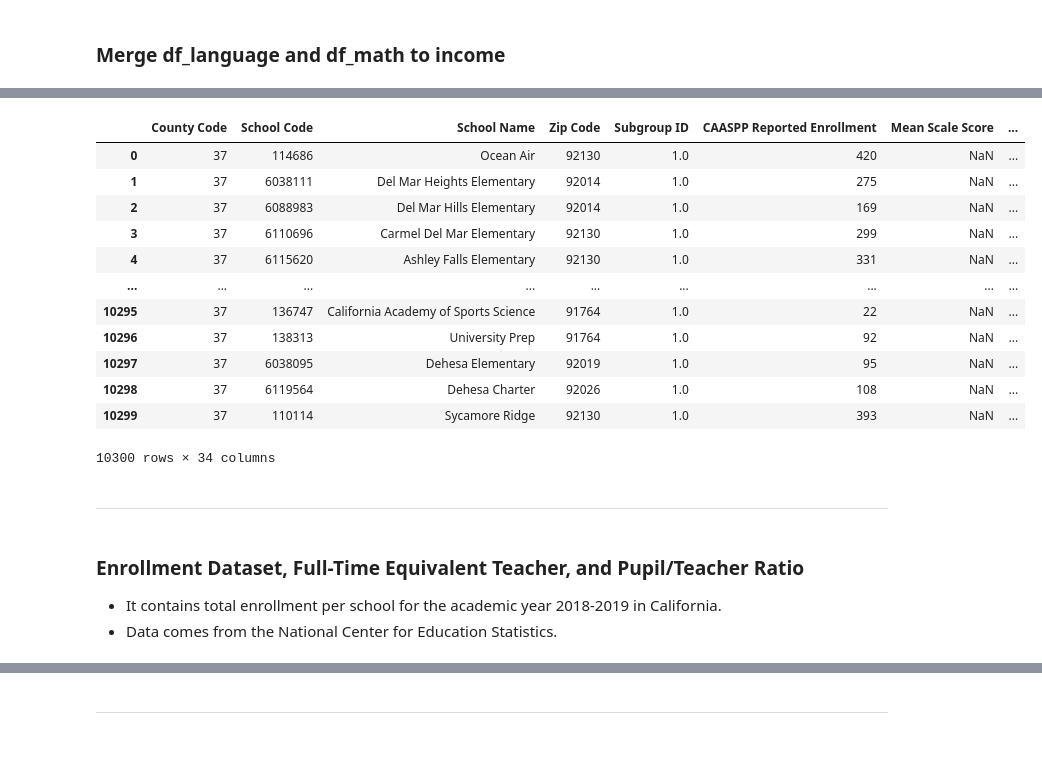
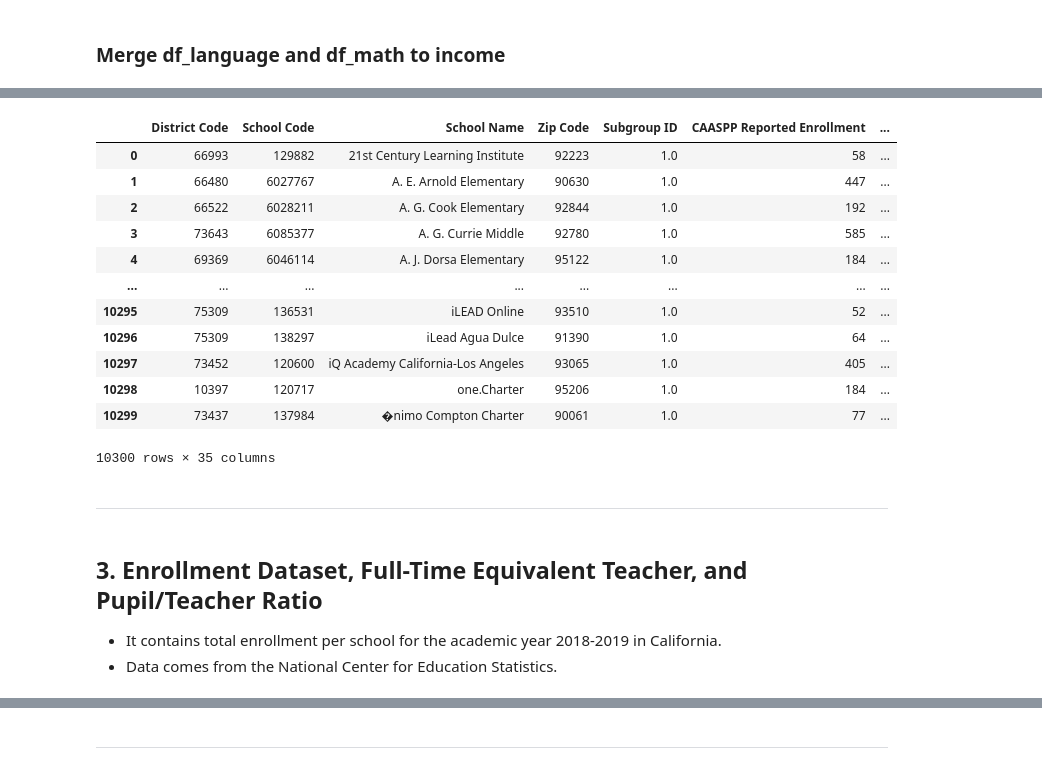
Before and after one commit to gabriellewald/springboard-coursework, a Jupyter notebook: education_project/Capstone2_education_project.ipynb, the cells around one changed output, grey strips where cells are left out. Drawn from its saved outputs; the diff is of its cells as text; code cells hidden in the pictures.

```diff
--- a/education_project/Capstone2_education_project.ipynb
+++ b/education_project/Capstone2_education_project.ipynb
@@ -387,4 +394,4 @@ entities_dist = df_entities[df_entities['School Code'] == 0]
 df_entities = df_entities.drop(df_entities[df_entities['School Code'] == 0].index) # drop district level data
 
 # drop columns with redundant information or not of use
-df_entities = df_entities.drop(columns = ['Filler', 'Test Year', 'Type Id', 'District Code', 'District Name', 'County Name'])
+df_entities = df_entities.drop(columns = ['Filler', 'Test Year', 'County Code','Type Id', 'District Name', 'County Name'])
@@ -564,23 +584,28 @@ df_language_merge
 # %%
+# Add median household income by merging df_math to income df
 df_math_merge = df_math_merge.merge(income, how='left', on='Zip Code')
+
+# Sort values
+df_math_merge = df_math_merge.sort_values('School Name', ascending=True)
+
 df_math_merge
 # %% [output]
-|  | County Code | School Code | School Name | Zip Code | Subgroup ID | CAASPP Reported Enrollment | Mean Scale Score | ... |
-| 0 | 37 | 114686 | Ocean Air | 92130 | 1.0 | 420 | NaN | ... |
-| 1 | 37 | 6038111 | Del Mar Heights Elementary | 92014 | 1.0 | 275 | NaN | ... |
-| 2 | 37 | 6088983 | Del Mar Hills Elementary | 92014 | 1.0 | 169 | NaN | ... |
-| 3 | 37 | 6110696 | Carmel Del Mar Elementary | 92130 | 1.0 | 299 | NaN | ... |
-| 4 | 37 | 6115620 | Ashley Falls Elementary | 92130 | 1.0 | 331 | NaN | ... |
-| ... | ... | ... | ... | ... | ... | ... | ... | ... |
-| 10295 | 37 | 136747 | California Academy of Sports Science | 91764 | 1.0 | 22 | NaN | ... |
-| 10296 | 37 | 138313 | University Prep | 91764 | 1.0 | 92 | NaN | ... |
-| 10297 | 37 | 6038095 | Dehesa Elementary | 92019 | 1.0 | 95 | NaN | ... |
-| 10298 | 37 | 6119564 | Dehesa Charter | 92026 | 1.0 | 108 | NaN | ... |
-| 10299 | 37 | 110114 | Sycamore Ridge | 92130 | 1.0 | 393 | NaN | ... |
+|  | District Code | School Code | School Name | Zip Code | Subgroup ID | CAASPP Reported Enrollment | ... |
+| 0 | 66993 | 129882 | 21st Century Learning Institute | 92223 | 1.0 | 58 | ... |
+| 1 | 66480 | 6027767 | A. E. Arnold Elementary | 90630 | 1.0 | 447 | ... |
+| 2 | 66522 | 6028211 | A. G. Cook Elementary | 92844 | 1.0 | 192 | ... |
+| 3 | 73643 | 6085377 | A. G. Currie Middle | 92780 | 1.0 | 585 | ... |
+| 4 | 69369 | 6046114 | A. J. Dorsa Elementary | 95122 | 1.0 | 184 | ... |
+| ... | ... | ... | ... | ... | ... | ... | ... |
+| 10295 | 75309 | 136531 | iLEAD Online | 93510 | 1.0 | 52 | ... |
+| 10296 | 75309 | 138297 | iLead Agua Dulce | 91390 | 1.0 | 64 | ... |
+| 10297 | 73452 | 120600 | iQ Academy California-Los Angeles | 93065 | 1.0 | 405 | ... |
+| 10298 | 10397 | 120717 | one.Charter | 95206 | 1.0 | 184 | ... |
+| 10299 | 73437 | 137984 | �nimo Compton Charter | 90061 | 1.0 | 77 | ... |
-10300 rows × 34 columns
+10300 rows × 35 columns
 # %% [markdown]
 ---------
 # %% [markdown]
-### Enrollment Dataset, Full-Time Equivalent Teacher, and Pupil/Teacher Ratio
+## 3. Enrollment Dataset, Full-Time Equivalent Teacher, and Pupil/Teacher Ratio
 - It contains total enrollment per school for the academic year 2018-2019 in California.
 - Data comes from the National Center for Education Statistics.
```
Also changed, not shown: parts of 33 cells of this notebook, 4 other files.
